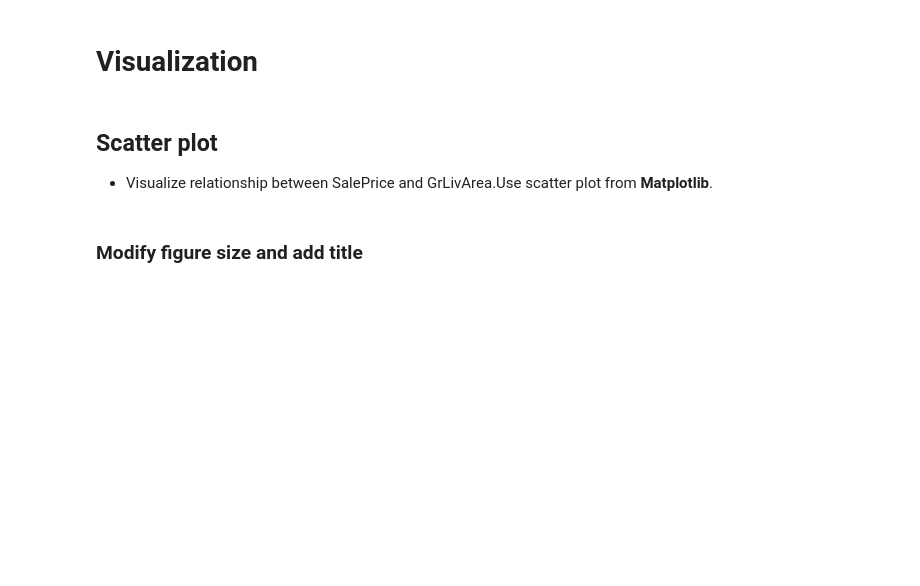
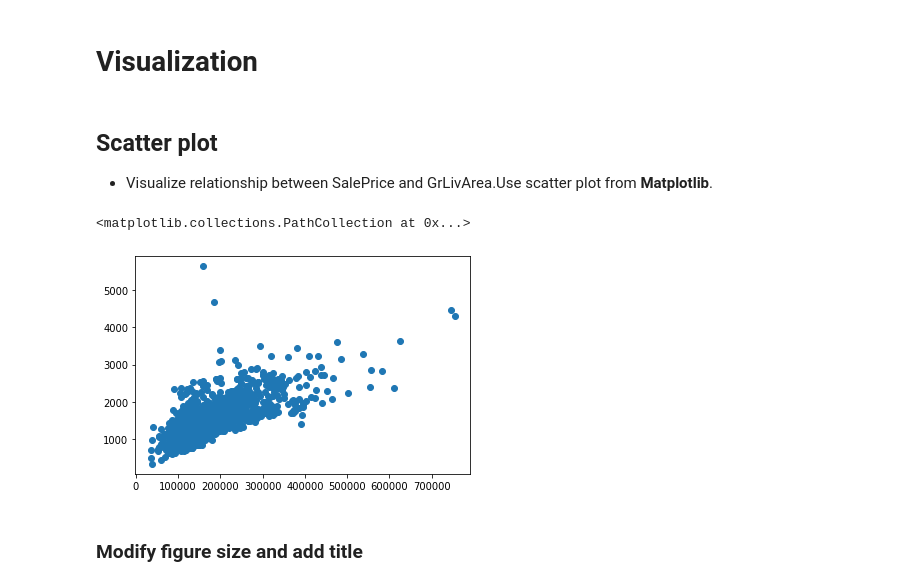
Before and after one commit to smidlma/zsu, a Jupyter notebook: ex_1/ZSU_cv1_introduction.ipynb, the cells around one changed output. Saved outputs shown, nothing was run; the diff lists cells and outputs as text; code cells hidden in the pictures; blank space fills up the shorter version.

```diff
--- a/ex_1/ZSU_cv1_introduction.ipynb
+++ b/ex_1/ZSU_cv1_introduction.ipynb
@@ -74,3 +74,6 @@ import matplotlib.pyplot as plt # plotting
 import seaborn as sns # another matplotlib interface - styled and easier to use
 # %% [markdown]
 ## The first step is to load the data into the Pandas DataFrame - in our case it is a csv file
+# %%
+df_full = pd.read_csv('../data/zsu_cv1_data.csv', sep=',')
+df_full
@@ -132,3 +349,6 @@ import seaborn as sns # another matplotlib interface - styled and easier to use
 # %% [markdown]
 ## Select only a subset of columns to a new dataframe
 - 'SalePrice','MSSubClass','BldgType','HouseStyle','OverallQual','OverallCond','YearBuilt','Heating','CentralAir','GrLivArea','BedroomAbvGr'
+# %%
+df = df_full.loc[:, ['SalePrice','MSSubClass','BldgType','HouseStyle','OverallQual','OverallCond','YearBuilt','Heating','CentralAir','GrLivArea','BedroomAbvGr']]
+df
@@ -144,3 +466,9 @@ import seaborn as sns # another matplotlib interface - styled and easier to use
 ## We can add new columns to the DataFrame as well
 # %% [markdown]
 ### Add a new column named Age for each house (current year - year built)
+# %%
+df.loc[:, 'Age'] = 2021 - df.YearBuilt
+df.head()
+
+df['Age2'] = 2021 - - df.YearBuilt
+df.head()
@@ -147,3 +482,7 @@ import seaborn as sns # another matplotlib interface - styled and easier to use
 # %% [markdown]
 ### Add a new column IsLuxury with True value for houses with more than 3 bedrooms and price above 214k USD (.loc)
 - How many luxury houses are in the dataset?
+# %%
+df.loc[:, 'IsLuxury'] = False
+df.loc[(df.BedroomAbvGr > 3) & (df.SalePrice > 214000), 'IsLuxury'] = True
+df.head()
@@ -158,5 +525,10 @@ import seaborn as sns # another matplotlib interface - styled and easier to use
 # %% [markdown]
 ## Scatter plot
 - Visualize relationship between SalePrice and GrLivArea.Use scatter plot from **Matplotlib**.
+# %%
+plt.scatter(df.SalePrice, df.GrLivArea)
+# %% [output]
+<matplotlib.collections.PathCollection at 0x...>
+[figure, added]
 # %% [markdown]
 ### Modify figure size and add title
```
Also changed, not shown: parts of 41 cells of this notebook.
